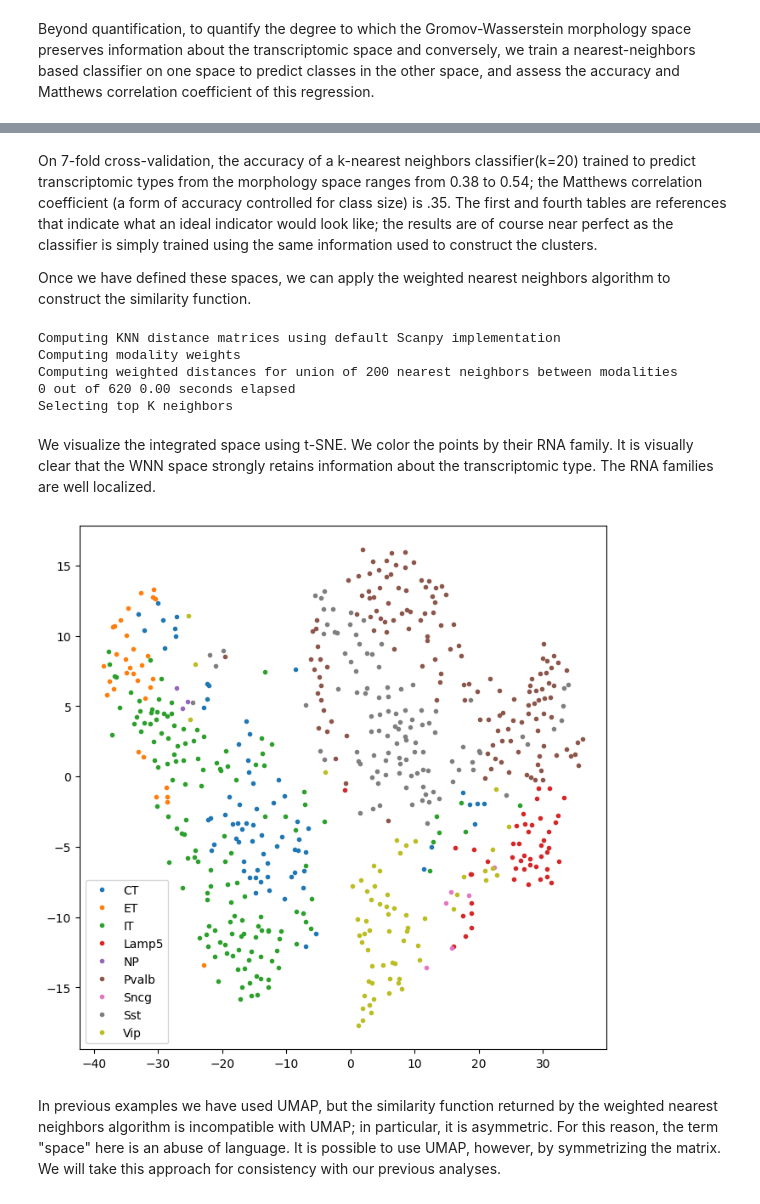
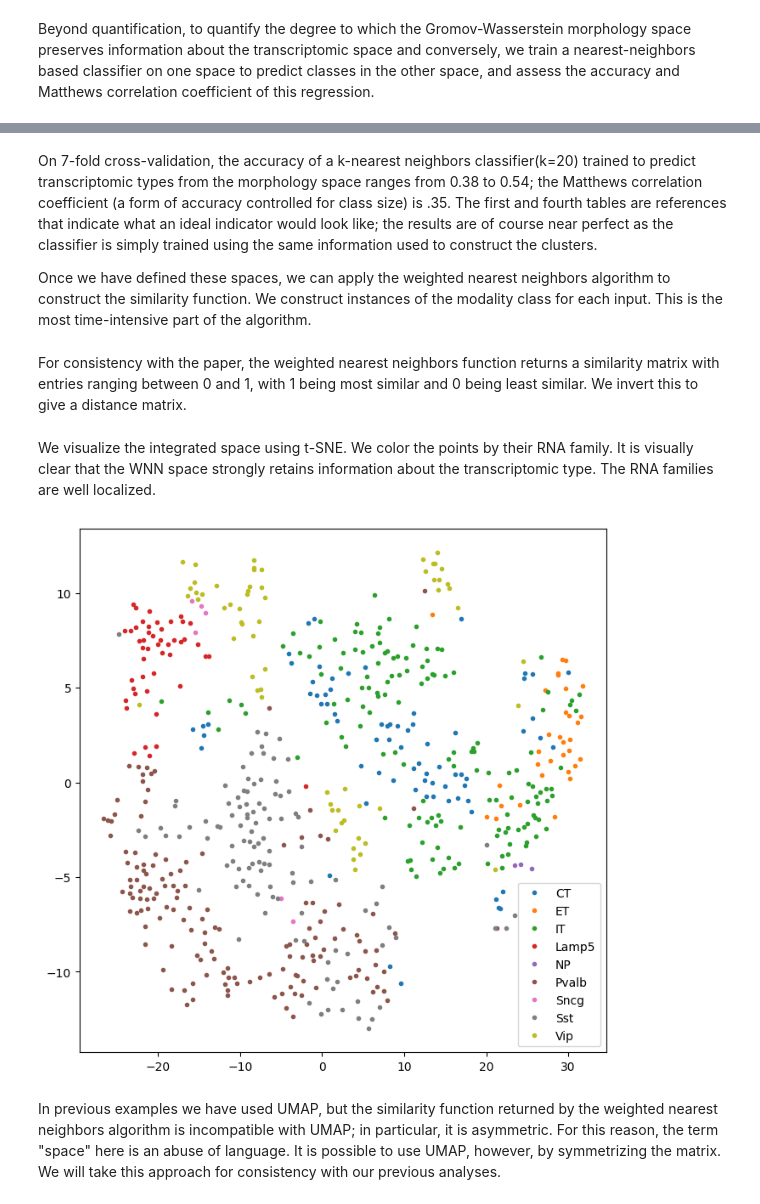
Before and after one commit to CamaraLab/CAJAL, a Jupyter notebook: docs/notebooks/Example_4.ipynb, the cells around one changed output, grey strips where cells are left out. Cells and saved outputs as stored; diff of their text form; code cells hidden in the pictures.

```diff
--- a/docs/notebooks/Example_4.ipynb
+++ b/docs/notebooks/Example_4.ipynb
@@ -32,3 +32,5 @@ bd = '/home/jovyan/ternary_example'
+# %%
+bd = '/mnt/d/Camara Lab Dropbox/Camara Lab\'s shared workspace/Web Linked Files/CAJAL/tutorial4/'
 # %% [markdown]
 As in the other tutorials, we compute the intracell distance matrices and then the Gromov-Wasserstein distance matrix.
 # %%
@@ -258,4 +244,4 @@ print(test_dmat(transcriptome_dmat, RNA_family))
 # %% [markdown]
 On 7-fold cross-validation, the accuracy of a k-nearest neighbors classifier(k=20) trained to predict transcriptomic types from the morphology space ranges from 0.38 to 0.54; the Matthews correlation coefficient (a form of accuracy controlled for class size) is .35. The first and fourth tables are references that indicate what an ideal indicator would look like; the results are of course near perfect as the classifier is simply trained using the same information used to construct the clusters.
 
-Once we have defined these spaces, we can apply the weighted nearest neighbors algorithm to construct the similarity function.
+Once we have defined these spaces, we can apply the weighted nearest neighbors algorithm to construct the similarity function. We construct instances of the modality class for each input. This is the most time-intensive part of the algorithm.
@@ -262,30 +250,28 @@ Once we have defined these spaces, we can apply the weighted nearest neighbors a
+# %%
+m_gw = cajal.wnn.Modality.of_dmat(gw_dmat)
+m_transcriptome = cajal.wnn.Modality(transcriptome_pca)
+# %% [markdown]
+For consistency with the paper, the weighted nearest neighbors function returns a similarity matrix with entries ranging between 0 and 1, with 1 being most similar and 0 being least similar. We invert this to give a distance matrix.
 # %%
-from cajal.wnn import wnn
-integrated_space = wnn(gw_dmat, transcriptome_pca, 240)
+integrated_space = 1-cajal.wnn.wnn([m_gw, m_transcriptome],k=20)
-# %% [output]
-Computing KNN distance matrices using default Scanpy implementation
-Computing modality weights
-Computing weighted distances for union of 200 nearest neighbors between modalities
-0 out of 620 0.00 seconds elapsed
-Selecting top K neighbors
 # %% [markdown]
 We visualize the integrated space using t-SNE.
 We color the points by their RNA family. It is visually clear that the WNN space strongly retains information about the transcriptomic type. The RNA families are well localized.
 # %%
 tsne = sklearn.manifold.TSNE(n_components=2,
                              perplexity=30.0,
                              metric='precomputed',
                              init='random',
                              early_exaggeration=4.0,
                              random_state=4
                             )
-wnn_embedding = tsne.fit_transform(integrated_space.obsp['WNN_distance'])
+wnn_embedding = tsne.fit_transform(integrated_space)
 
 fig, ax = plt.subplots(figsize=(8,8))
 plot(ax,wnn_embedding, RNA_family)
 plt.show()
 # %% [output]
-[figure, old version]
+[figure, new version]
 # %% [markdown]
 In previous examples we have used UMAP, but the similarity function returned by the weighted nearest neighbors algorithm is incompatible with UMAP; in particular, it is asymmetric. For this reason, the term "space" here is an abuse of language.
 It is possible to use UMAP, however, by symmetrizing the matrix. We will take this approach for consistency with our previous analyses.
```
Also changed, not shown: parts of 49 cells of this notebook, 1 other file.
